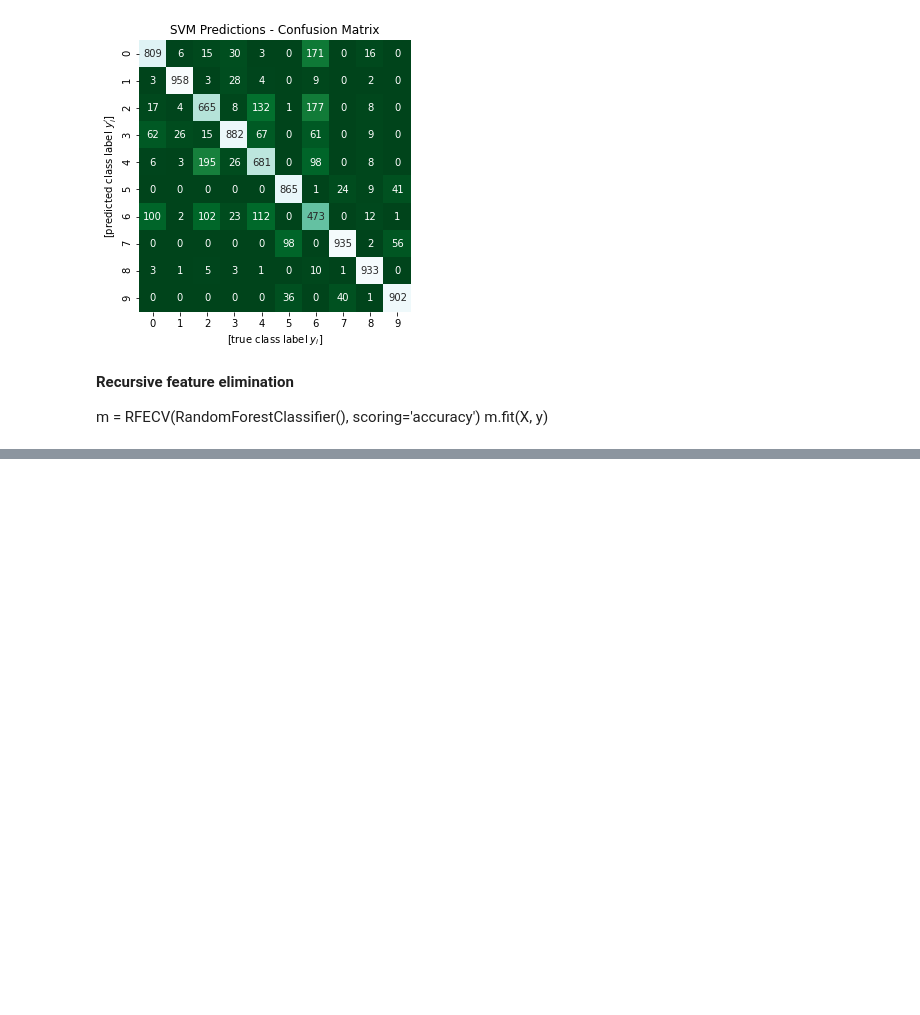
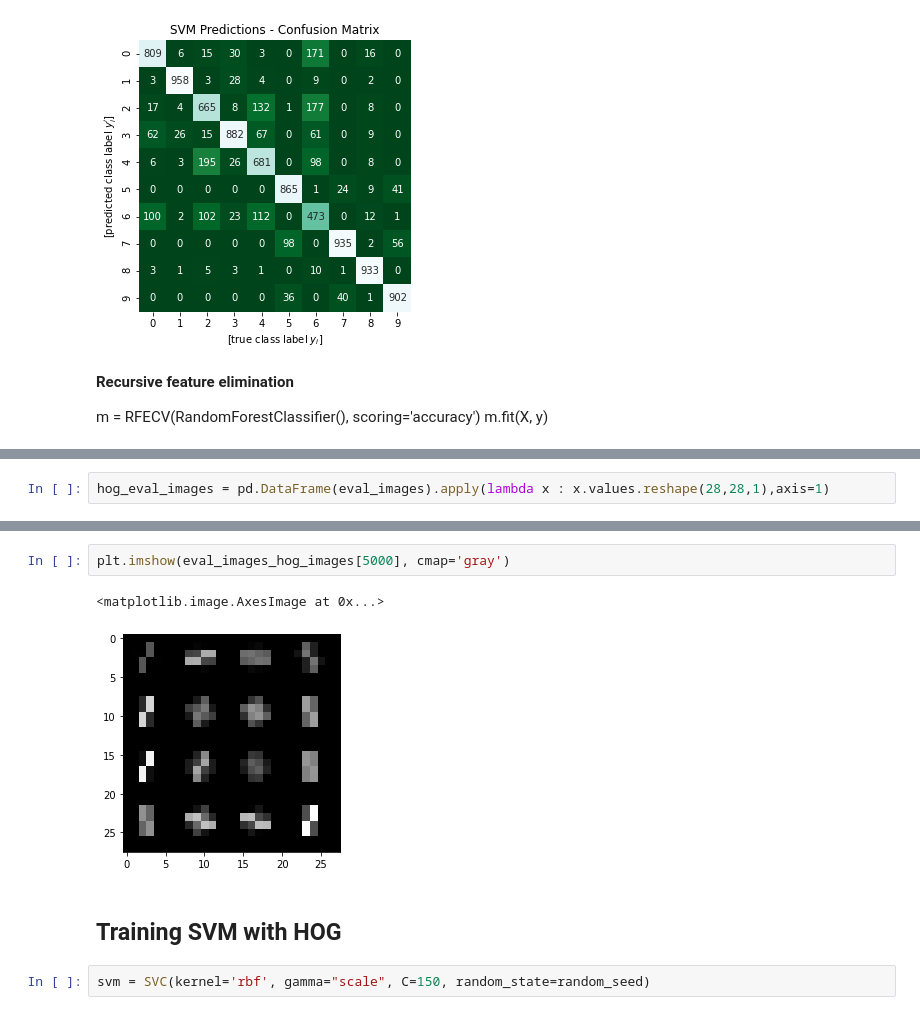
Before and after one commit to don3tan/MLCodingChallenge, a Jupyter notebook: PCA_FeatureSelection.ipynb, the cells around one changed output, grey strips where cells are left out. Cells and saved outputs as stored; diff of their text form; blank space fills up the shorter version.

```diff
--- a/PCA_FeatureSelection.ipynb
+++ b/PCA_FeatureSelection.ipynb
@@ -513,0 +575,2 @@ m.fit(X, y)
+# %%
+hog_eval_images = pd.DataFrame(eval_images).apply(lambda x : x.values.reshape(28,28,1),axis=1)
@@ -513,0 +601,9 @@ m.fit(X, y)
+# %%
+plt.imshow(eval_images_hog_images[5000], cmap='gray')
+# %% [output]
+<matplotlib.image.AxesImage at 0x...>
+[figure, added]
+# %% [markdown]
+## Training SVM with HOG
+# %%
+svm = SVC(kernel='rbf', gamma="scale", C=150, random_state=random_seed)
```
Also changed, not shown: parts of 20 cells of this notebook.
